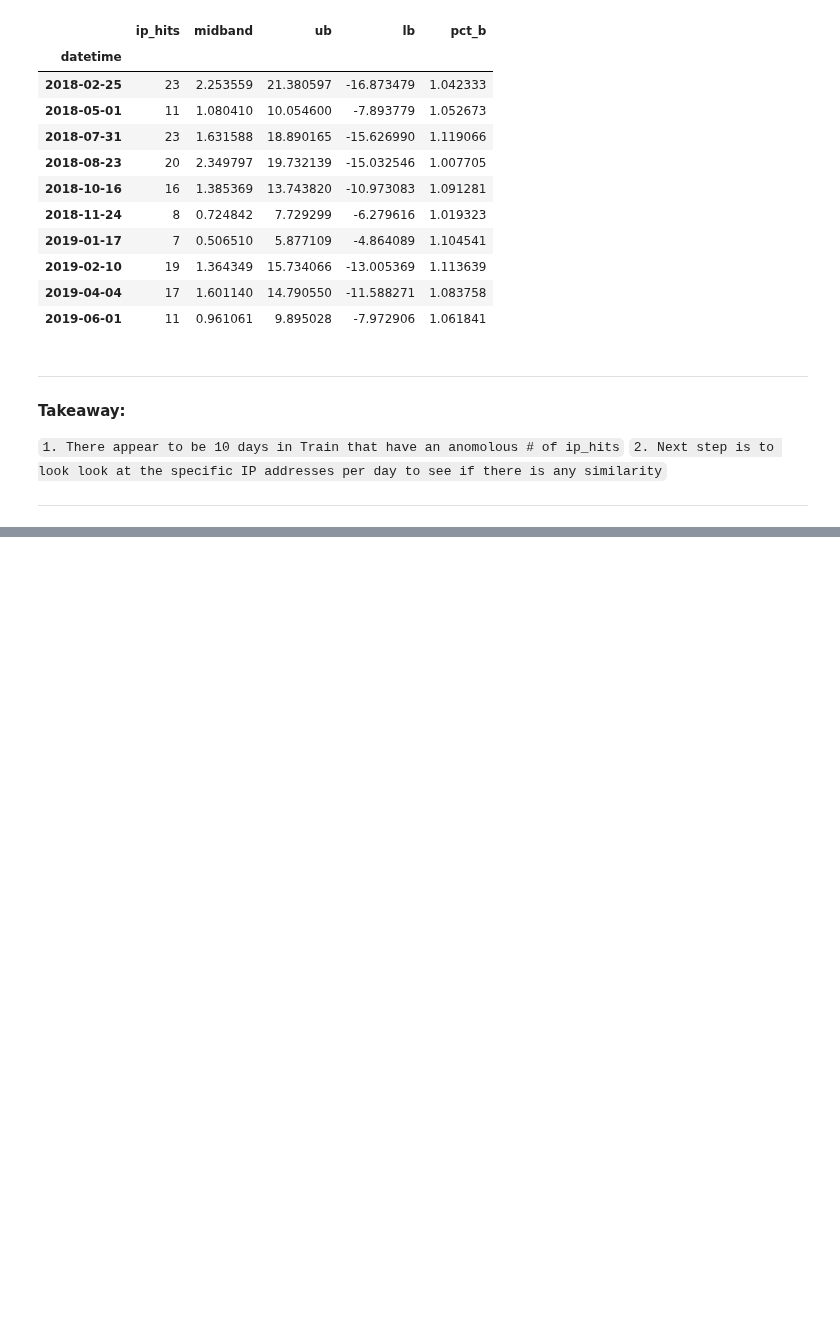
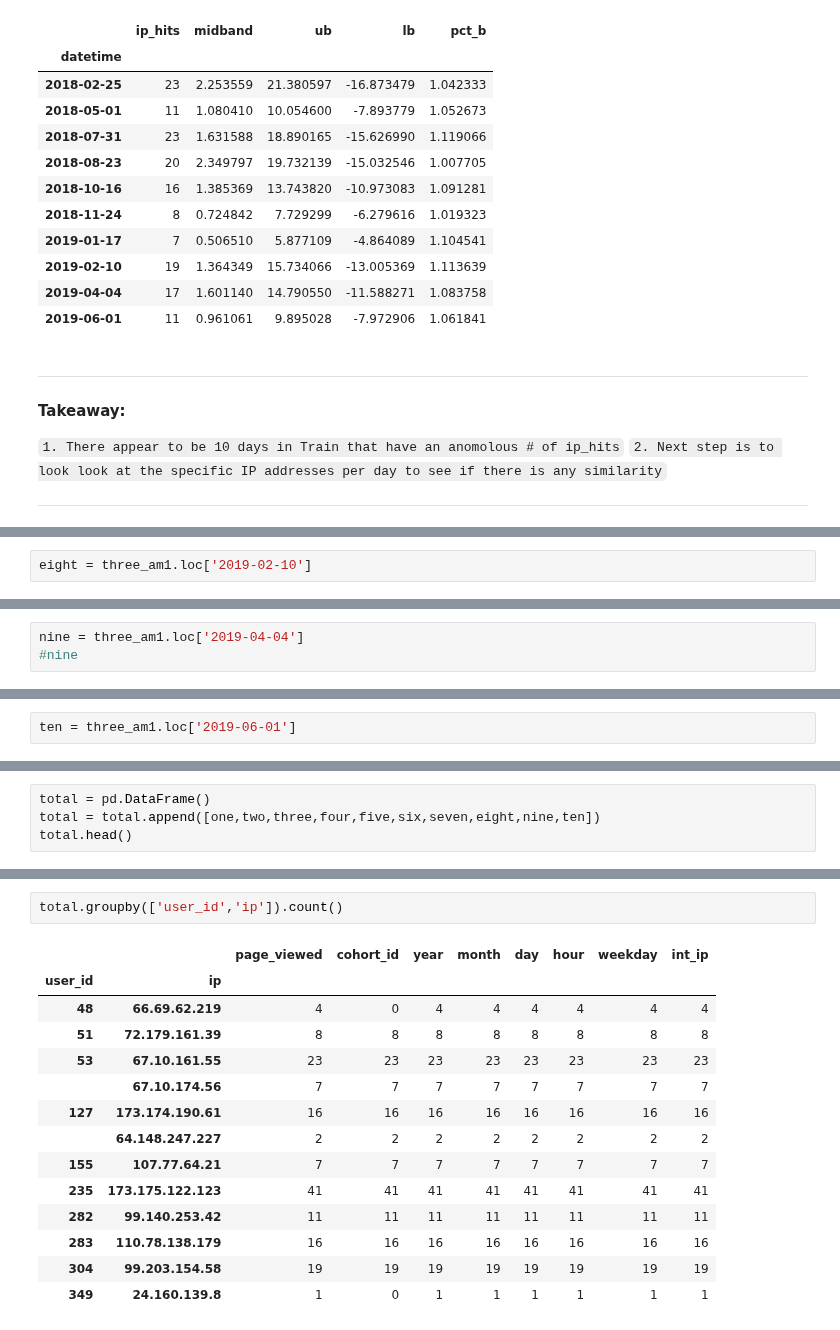
Before and after one commit to CSolitaire/anomaly-detection-exercises, a Jupyter notebook: time_series_anomaly_detection.ipynb, the cells around one changed output, grey strips where cells are left out. Cells and saved outputs as stored; diff of their text form; blank space fills up the shorter version.

```diff
--- a/time_series_anomaly_detection.ipynb
+++ b/time_series_anomaly_detection.ipynb
@@ -618,0 +667,2 @@ train[train['pct_b']>1]
+# %%
+eight = three_am1.loc['2019-02-10']
@@ -618,0 +671,3 @@ train[train['pct_b']>1]
+# %%
+nine = three_am1.loc['2019-04-04']
+#nine
@@ -618,0 +676,2 @@ train[train['pct_b']>1]
+# %%
+ten = three_am1.loc['2019-06-01']
@@ -618,0 +680,4 @@ train[train['pct_b']>1]
+# %%
+total = pd.DataFrame()
+total = total.append([one,two,three,four,five,six,seven,eight,nine,ten])
+total.head()
@@ -618,0 +692,17 @@ train[train['pct_b']>1]
+# %%
+total.groupby(['user_id','ip']).count()
+# %% [output]
+|  |  | page_viewed | cohort_id | year | month | day | hour | weekday | int_ip |
+| user_id | ip |  |  |  |  |  |  |  |  |
+| 48 | 66.69.62.219 | 4 | 0 | 4 | 4 | 4 | 4 | 4 | 4 |
+| 51 | 72.179.161.39 | 8 | 8 | 8 | 8 | 8 | 8 | 8 | 8 |
+| 53 | 67.10.161.55 | 23 | 23 | 23 | 23 | 23 | 23 | 23 | 23 |
+|  | 67.10.174.56 | 7 | 7 | 7 | 7 | 7 | 7 | 7 | 7 |
+| 127 | 173.174.190.61 | 16 | 16 | 16 | 16 | 16 | 16 | 16 | 16 |
+|  | 64.148.247.227 | 2 | 2 | 2 | 2 | 2 | 2 | 2 | 2 |
+| 155 | 107.77.64.21 | 7 | 7 | 7 | 7 | 7 | 7 | 7 | 7 |
+| 235 | 173.175.122.123 | 41 | 41 | 41 | 41 | 41 | 41 | 41 | 41 |
+| 282 | 99.140.253.42 | 11 | 11 | 11 | 11 | 11 | 11 | 11 | 11 |
+| 283 | 110.78.138.179 | 16 | 16 | 16 | 16 | 16 | 16 | 16 | 16 |
+| 304 | 99.203.154.58 | 19 | 19 | 19 | 19 | 19 | 19 | 19 | 19 |
+| 349 | 24.160.139.8 | 1 | 0 | 1 | 1 | 1 | 1 | 1 | 1 |
```
Also changed, not shown: parts of 72 cells of this notebook.
